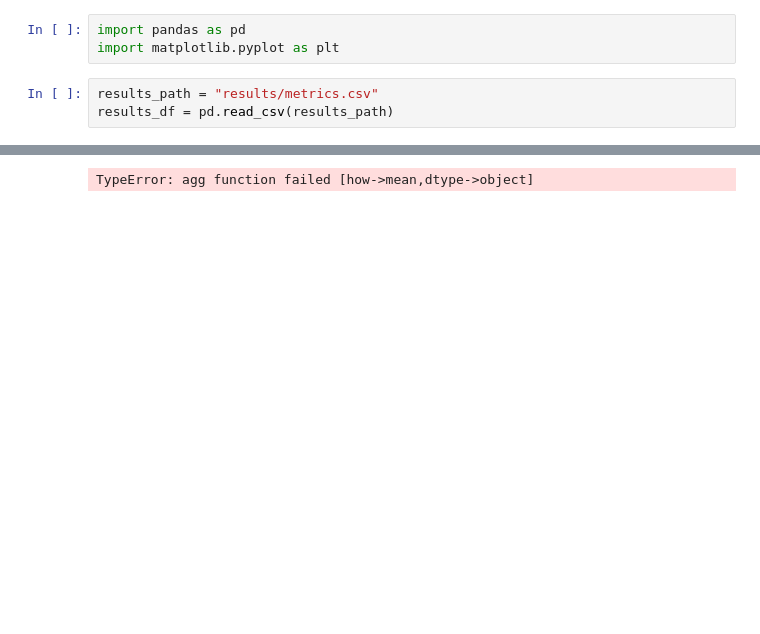
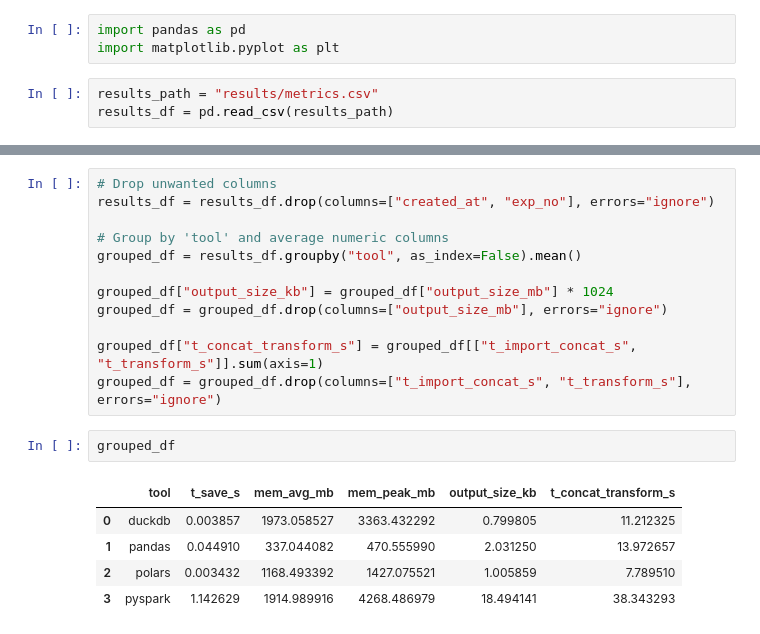
Before and after one commit to faduzin/t-d-ppp, a Jupyter notebook: tool_comparison.ipynb, the cells around one changed output, grey strips where cells are left out. Saved outputs shown, nothing was run; the diff lists cells and outputs as text; blank space fills up the shorter version.

```diff
--- a/tool_comparison.ipynb
+++ b/tool_comparison.ipynb
@@ -21,5 +41,22 @@ results_df
 | 10 | pyspark | 3 | 36.103546 | 4.854118 | 1.098715 | 1878.944919 | 6426.226562 | 0.018061 | ... |
 | 11 | duckdb | 3 | 9.784403 | 1.337189 | 0.004718 | 1977.193325 | 3268.855469 | 0.000781 | ... |
 # %%
+# Drop unwanted columns
+results_df = results_df.drop(columns=["created_at", "exp_no"], errors="ignore")
+
+# Group by 'tool' and average numeric columns
+grouped_df = results_df.groupby("tool", as_index=False).mean()
+
+grouped_df["output_size_kb"] = grouped_df["output_size_mb"] * 1024
+grouped_df = grouped_df.drop(columns=["output_size_mb"], errors="ignore")
+
+grouped_df["t_concat_transform_s"] = grouped_df[["t_import_concat_s", "t_transform_s"]].sum(axis=1)
+grouped_df = grouped_df.drop(columns=["t_import_concat_s", "t_transform_s"], errors="ignore")
-# %% [output]
-TypeError: agg function failed [how->mean,dtype->object]
+# %%
+grouped_df
+# %% [output]
+|  | tool | t_save_s | mem_avg_mb | mem_peak_mb | output_size_kb | t_concat_transform_s |
+| 0 | duckdb | 0.003857 | 1973.058527 | 3363.432292 | 0.799805 | 11.212325 |
+| 1 | pandas | 0.044910 | 337.044082 | 470.555990 | 2.031250 | 13.972657 |
+| 2 | polars | 0.003432 | 1168.493392 | 1427.075521 | 1.005859 | 7.789510 |
+| 3 | pyspark | 1.142629 | 1914.989916 | 4268.486979 | 18.494141 | 38.343293 |
```
Also changed, not shown: parts of 3 cells of this notebook, 7 other files.
